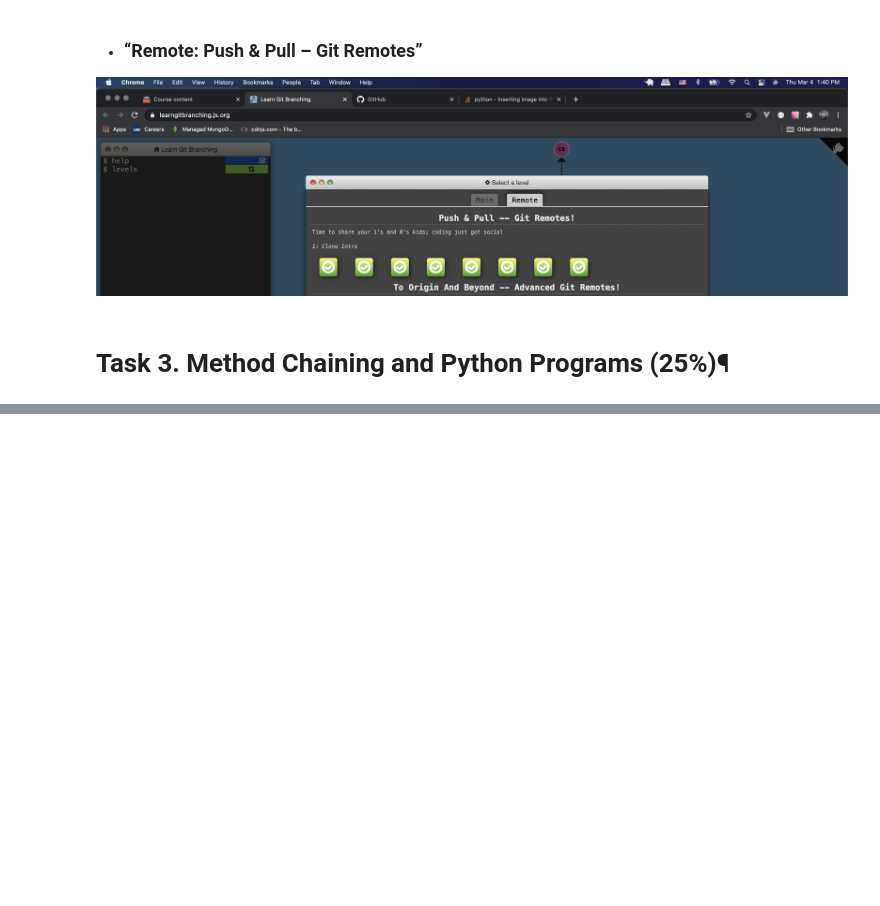
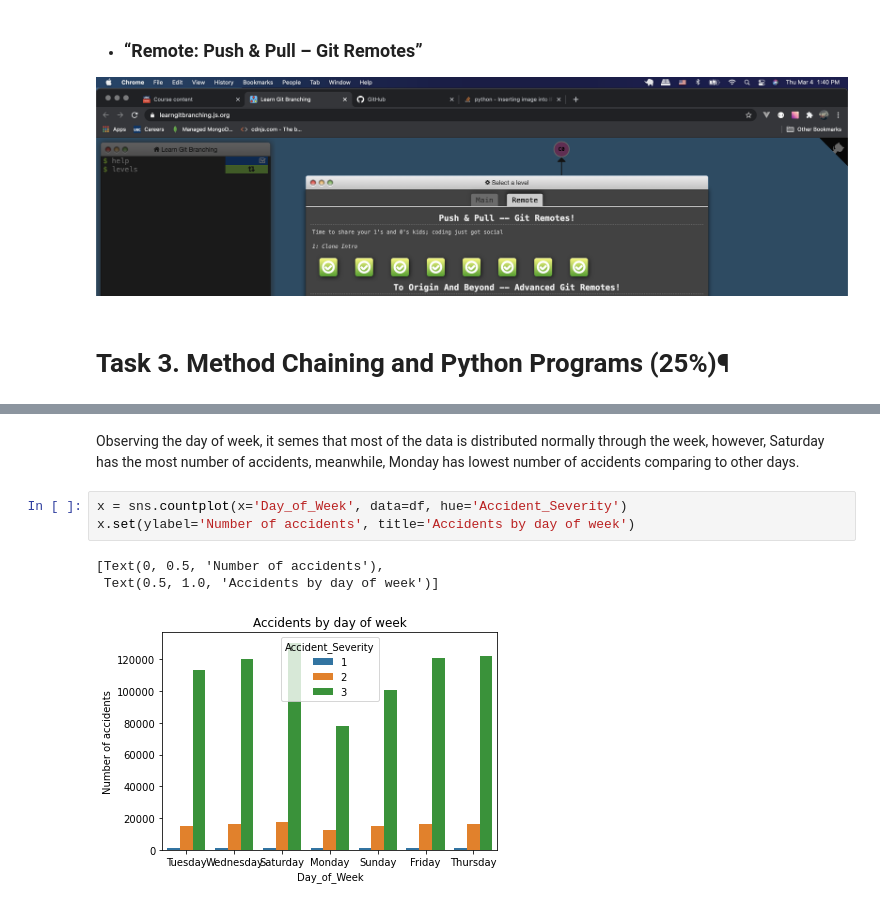
Before and after one commit to d3li0n/course-project-group_1007, a Jupyter notebook: analysis/Dima/MileStone2.ipynb, the cells around one changed output, grey strips where cells are left out. Cells and saved outputs as stored; diff of their text form; blank space fills up the shorter version.

```diff
--- a/analysis/Dima/MileStone2.ipynb
+++ b/analysis/Dima/MileStone2.ipynb
@@ -122,0 +258,9 @@ project_functions.merge_data()
+# %% [markdown]
+Observing the day of week, it semes that most of the data is distributed normally through the week, however, Saturday has the most number of accidents, meanwhile, Monday has lowest number of accidents comparing to other days.
+# %%
+x = sns.countplot(x='Day_of_Week', data=df, hue='Accident_Severity')
+x.set(ylabel='Number of accidents', title='Accidents by day of week')
+# %% [output]
+[Text(0, 0.5, 'Number of accidents'),
+ Text(0.5, 1.0, 'Accidents by day of week')]
+[figure, added]
```
Also changed, not shown: parts of 22 cells of this notebook, 1 other file.
